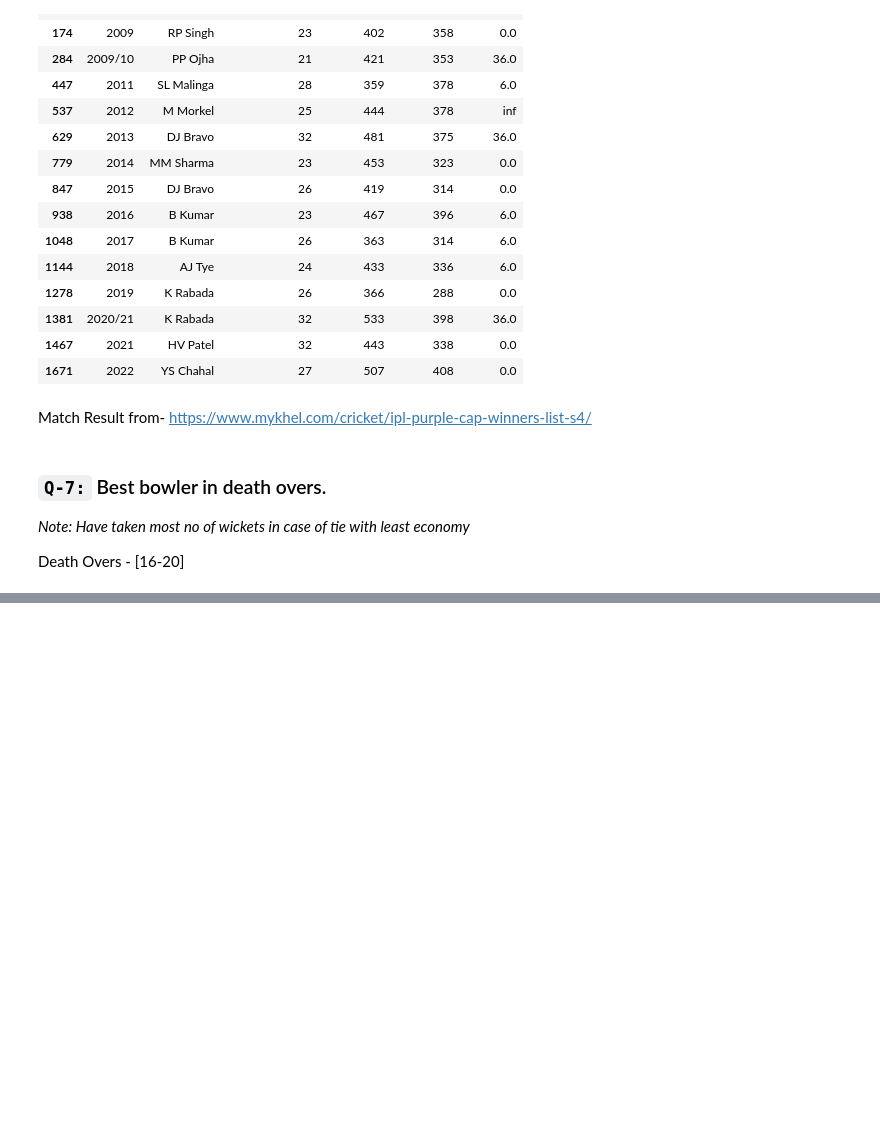
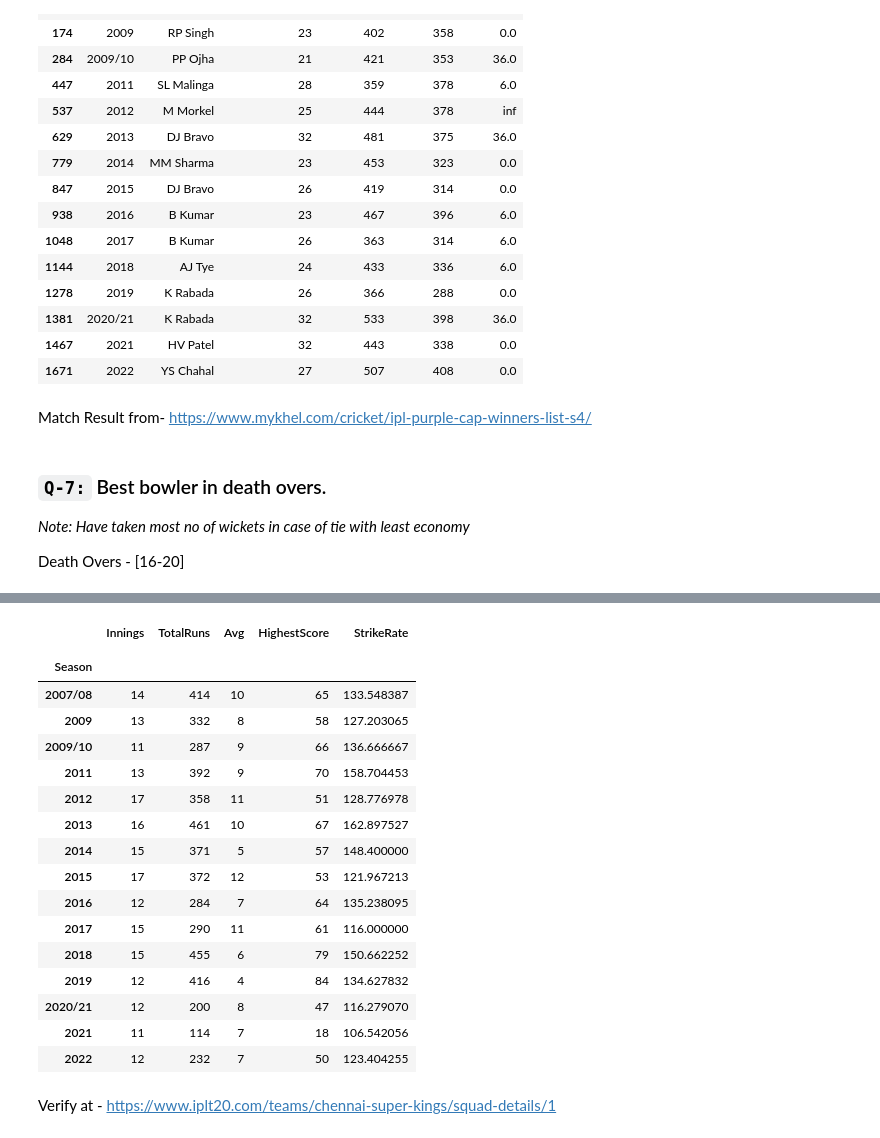
Before and after one commit to khadar786/CampusX, a Jupyter notebook: Tasks/Task-20.ipynb, the cells around one changed output, grey strips where cells are left out. Saved outputs shown, nothing was run; the diff lists cells and outputs as text; code cells hidden in the pictures; blank space fills up the shorter version.

```diff
--- a/Tasks/Task-20.ipynb
+++ b/Tasks/Task-20.ipynb
@@ -138,0 +183,45 @@ Death Overs - [16-20]
+# %%
+batterdf=seasondf.copy()
+batterdf["IsBatsmanBall"]=batterdf["extra_type"].apply(lambda x:1 if x!='wides' else 0)
+# %%
+def bat_record_season(batsman):
+    bdf=batterdf[batterdf['batter']==batsman].copy()
+    bdf["IsBatsmanOut"]=bdf['batter']==bdf['player_out']
+    df = bdf.groupby(["Season", "ID"], as_index = False)[["batsman_run", "IsBatsmanBall", "IsBatsmanOut"]].sum()
+    innings=df.groupby("Season")["ID"].count()
+    df=df.groupby("Season").agg({
+        "batsman_run":["sum","max"],
+        "IsBatsmanBall": "sum",
+        "IsBatsmanOut": "sum"
+    })
+
+    df["Innings"]= innings
+    df["TotalRuns"]=df[("batsman_run", "sum")]
+    df["Avg"]=df[("IsBatsmanOut","sum")]
+    df["HighestScore"]=df[("batsman_run", "max")]
+    df["StrikeRate"]=df["TotalRuns"]/df[("IsBatsmanBall", "sum")]*100
+    return df.drop(columns=["batsman_run", "IsBatsmanBall", "IsBatsmanOut"])
+
+
+bat_record_season("MS Dhoni")
+# %% [output]
+|  | Innings | TotalRuns | Avg | HighestScore | StrikeRate |
+|  |  |  |  |  |  |
+| Season |  |  |  |  |  |
+| 2007/08 | 14 | 414 | 10 | 65 | 133.548387 |
+| 2009 | 13 | 332 | 8 | 58 | 127.203065 |
+| 2009/10 | 11 | 287 | 9 | 66 | 136.666667 |
+| 2011 | 13 | 392 | 9 | 70 | 158.704453 |
+| 2012 | 17 | 358 | 11 | 51 | 128.776978 |
+| 2013 | 16 | 461 | 10 | 67 | 162.897527 |
+| 2014 | 15 | 371 | 5 | 57 | 148.400000 |
+| 2015 | 17 | 372 | 12 | 53 | 121.967213 |
+| 2016 | 12 | 284 | 7 | 64 | 135.238095 |
+| 2017 | 15 | 290 | 11 | 61 | 116.000000 |
+| 2018 | 15 | 455 | 6 | 79 | 150.662252 |
+| 2019 | 12 | 416 | 4 | 84 | 134.627832 |
+| 2020/21 | 12 | 200 | 8 | 47 | 116.279070 |
+| 2021 | 11 | 114 | 7 | 18 | 106.542056 |
+| 2022 | 12 | 232 | 7 | 50 | 123.404255 |
+# %% [markdown]
+Verify at - https://www.iplt20.com/teams/chennai-super-kings/squad-details/1
```
Also changed, not shown: parts of 17 cells of this notebook.
